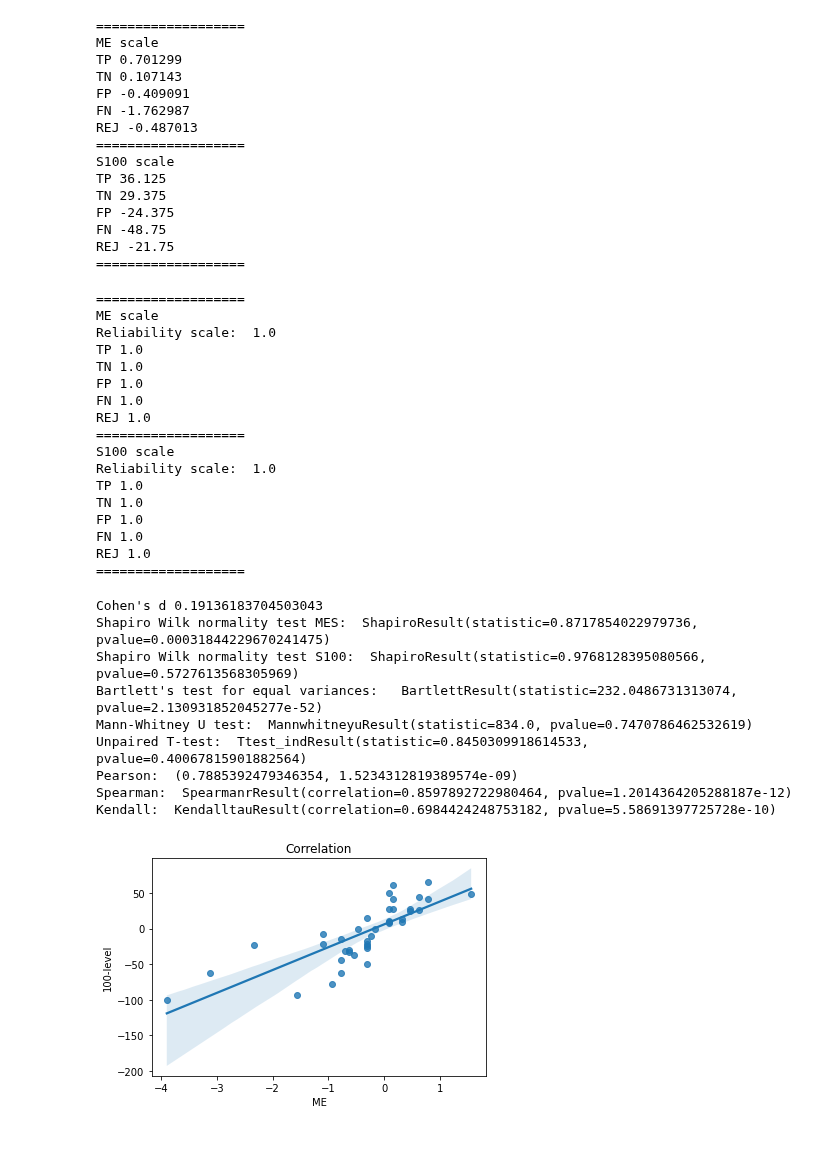
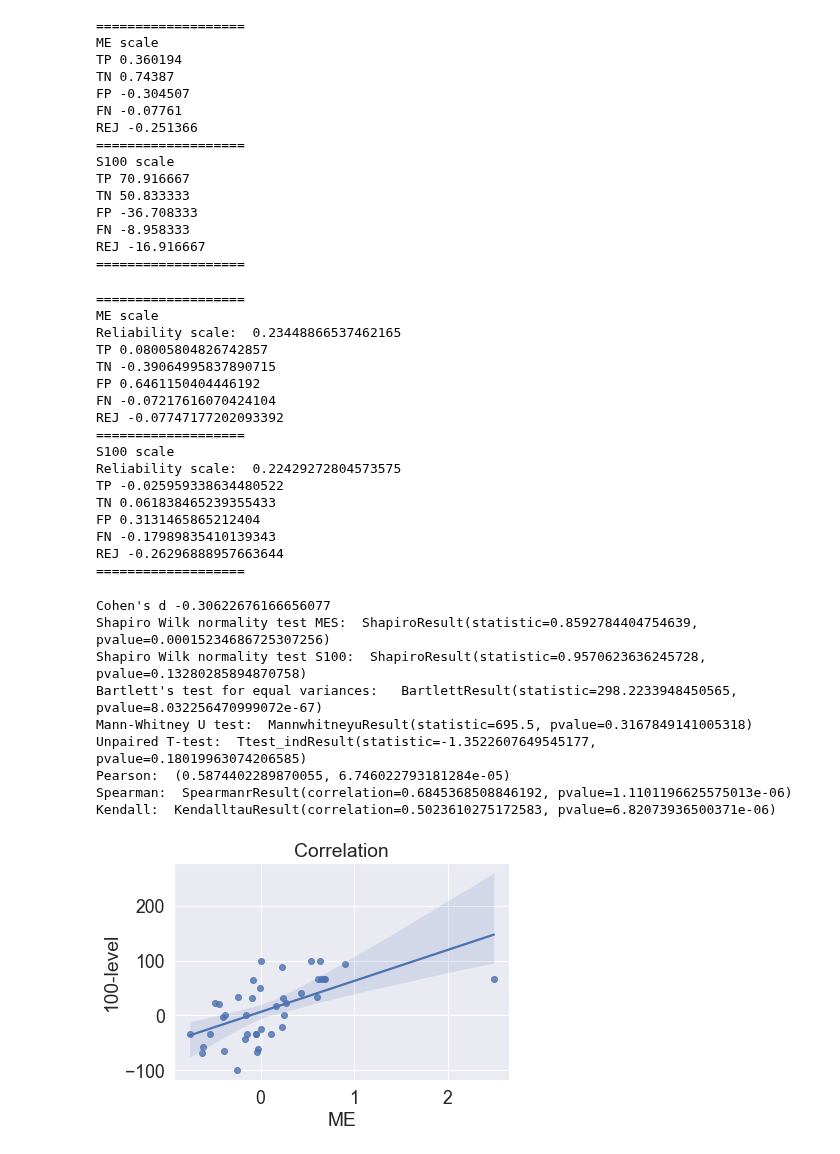
Before and after one commit to delftcrowd/smart_rejector_for_hate_speech, a Jupyter notebook: code/costs/analysis/pilot_study.ipynb, the cells around one changed output. Cells and saved outputs as stored; diff of their text form; code cells hidden in the pictures.

Commit message:
Add pilot survey results and boxplots per scale

```diff
--- a/code/costs/analysis/pilot_study.ipynb
+++ b/code/costs/analysis/pilot_study.ipynb
@@ -1,14 +1,16 @@
 # %%
 from analysis import Analysis
 import pandas as pd
-PATH100 = "F:\Thesis\Experiments\Costs\Results\/philippe 100.csv"
-PATHME = "F:\Thesis\Experiments\Costs\Results\/philippe me.csv"
+import seaborn as sns
+import matplotlib.pyplot as plt
+PATH100 = "F:\Thesis\Experiments\Costs\Results\/16-06-2022 PILOT 100.csv"
+PATHME = "F:\Thesis\Experiments\Costs\Results\/16-06-2022 PILOT ME.csv"
 data100 = pd.read_csv(PATH100)
 datame = pd.read_csv(PATHME)
 data100 = Analysis.append_durations(data100)
 datame = Analysis.append_durations(datame)
-print("slow subjects ME: ", datame['duration'].isnull().values.any())
-print("slow subjects 100: ", data100['duration'].isnull().values.any())
+print("fast subjects ME: ", datame['duration'].isnull().values.any())
+print("fast subjects 100: ", data100['duration'].isnull().values.any())
 
 data100 = Analysis.convert_100_data(data100)
 datame = Analysis.convert_me_data(datame)
@@ -23,53 +45,55 @@ Analysis.print_means(data)
 # %% [output]
 ===================
 ME scale
-TP 0.701299
-TN 0.107143
-FP -0.409091
-FN -1.762987
-REJ -0.487013
+TP 0.360194
+TN 0.74387
+FP -0.304507
+FN -0.07761
+REJ -0.251366
 ===================
 S100 scale
-TP 36.125
-TN 29.375
-FP -24.375
-FN -48.75
-REJ -21.75
+TP 70.916667
+TN 50.833333
+FP -36.708333
+FN -8.958333
+REJ -16.916667
 ===================
 # %%
 Analysis.print_reliabilities(data)
 # %% [output]
 ===================
 ME scale
-Reliability scale:  1.0
-TP 1.0
-TN 1.0
-FP 1.0
-FN 1.0
-REJ 1.0
+Reliability scale:  0.23448866537462165
+TP 0.08005804826742857
+TN -0.39064995837890715
+FP 0.6461150404446192
+FN -0.07217616070424104
+REJ -0.07747177202093392
 ===================
 S100 scale
-Reliability scale:  1.0
-TP 1.0
-TN 1.0
-FP 1.0
-FN 1.0
-REJ 1.0
+Reliability scale:  0.22429272804573575
+TP -0.025959338634480522
+TN 0.061838465239355433
+FP 0.3131465865212404
+FN -0.17989835410139343
+REJ -0.26296888957663644
 ===================
 # %%
 Analysis.print_statistics(data)
 # %% [output]
-Cohen's d 0.19136183704503043
-Shapiro Wilk normality test MES:  ShapiroResult(statistic=0.8717854022979736, pvalue=0.00031844229670241475)
-Shapiro Wilk normality test S100:  ShapiroResult(statistic=0.9768128395080566, pvalue=0.5727613568305969)
-Bartlett's test for equal variances:   BartlettResult(statistic=232.0486731313074, pvalue=2.130931852045277e-52)
-Mann-Whitney U test:  MannwhitneyuResult(statistic=834.0, pvalue=0.7470786462532619)
-Unpaired T-test:  Ttest_indResult(statistic=0.8450309918614533, pvalue=0.40067815901882564)
-Pearson:  (0.7885392479346354, 1.5234312819389574e-09)
-Spearman:  SpearmanrResult(correlation=0.8597892722980464, pvalue=1.2014364205288187e-12)
-Kendall:  KendalltauResult(correlation=0.6984424248753182, pvalue=5.58691397725728e-10)
+Cohen's d -0.30622676166656077
+Shapiro Wilk normality test MES:  ShapiroResult(statistic=0.8592784404754639, pvalue=0.00015234686725307256)
+Shapiro Wilk normality test S100:  ShapiroResult(statistic=0.9570623636245728, pvalue=0.13280285894870758)
+Bartlett's test for equal variances:   BartlettResult(statistic=298.2233948450565, pvalue=8.032256470999072e-67)
+Mann-Whitney U test:  MannwhitneyuResult(statistic=695.5, pvalue=0.3167849141005318)
+Unpaired T-test:  Ttest_indResult(statistic=-1.3522607649545177, pvalue=0.18019963074206585)
+Pearson:  (0.5874402289870055, 6.746022793181284e-05)
+Spearman:  SpearmanrResult(correlation=0.6845368508846192, pvalue=1.1101196625575013e-06)
+Kendall:  KendalltauResult(correlation=0.5023610275172583, pvalue=6.82073936500371e-06)
 # %%
 %matplotlib inline
+sns.set_theme(style="whitegrid")
+sns.set(font_scale = 1.6)
 Analysis.plot_validity(data)
 # %% [output]
-[figure, old version]
+[figure, new version]
```
Also changed, not shown: parts of 8 cells of this notebook, 2 other files.
